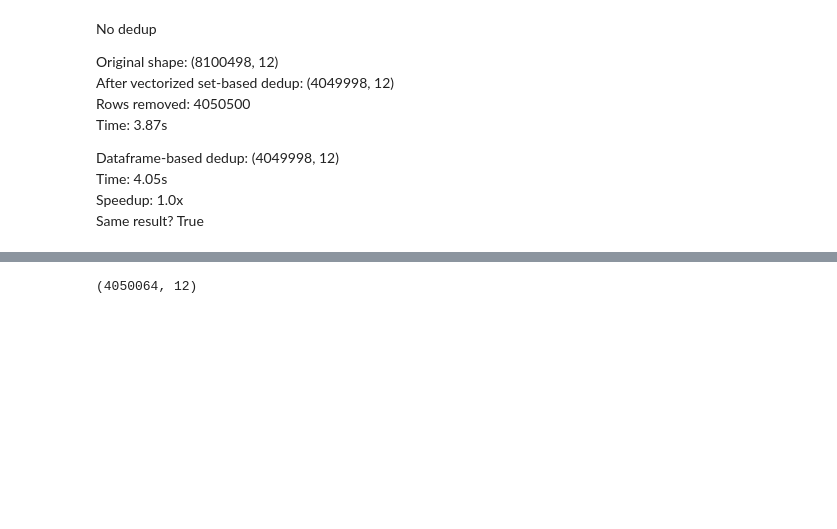
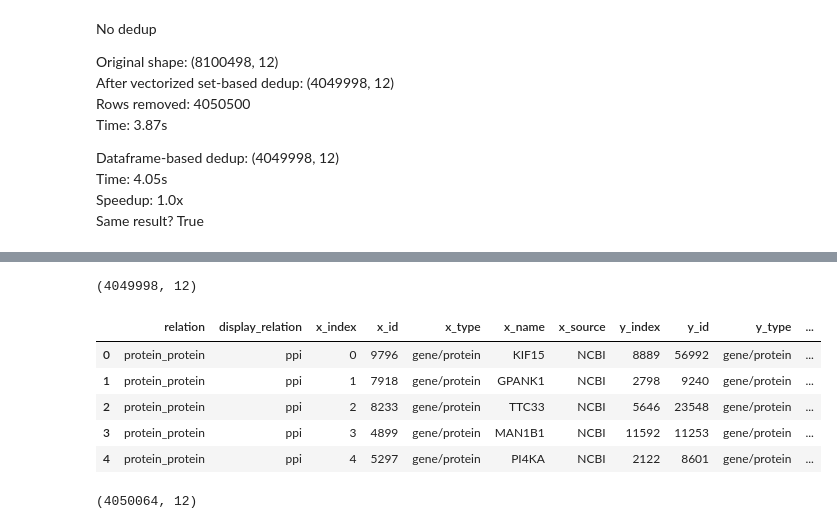
Before and after one commit to wittmajerd/Disease-Gene-Prioritization-Project, a Jupyter notebook: analysis/filter_inverse.ipynb, the cells around one changed output, grey strips where cells are left out. Drawn from its saved outputs; the diff is of its cells as text; code cells hidden in the pictures; blank space fills up the shorter version.

```diff
--- a/analysis/filter_inverse.ipynb
+++ b/analysis/filter_inverse.ipynb
@@ -510,0 +566,13 @@ relation_type_stats(final_kg)
+# %%
+final_kg.shape
+# %% [output]
+(4049998, 12)
+# %%
+final_kg.head()
+# %% [output]
+|  | relation | display_relation | x_index | x_id | x_type | x_name | x_source | y_index | y_id | y_type | ... |
+| 0 | protein_protein | ppi | 0 | 9796 | gene/protein | KIF15 | NCBI | 8889 | 56992 | gene/protein | ... |
+| 1 | protein_protein | ppi | 1 | 7918 | gene/protein | GPANK1 | NCBI | 2798 | 9240 | gene/protein | ... |
+| 2 | protein_protein | ppi | 2 | 8233 | gene/protein | TTC33 | NCBI | 5646 | 23548 | gene/protein | ... |
+| 3 | protein_protein | ppi | 3 | 4899 | gene/protein | MAN1B1 | NCBI | 11592 | 11253 | gene/protein | ... |
+| 4 | protein_protein | ppi | 4 | 5297 | gene/protein | PI4KA | NCBI | 2122 | 8601 | gene/protein | ... |
```
Also changed, not shown: parts of 3 cells of this notebook.
